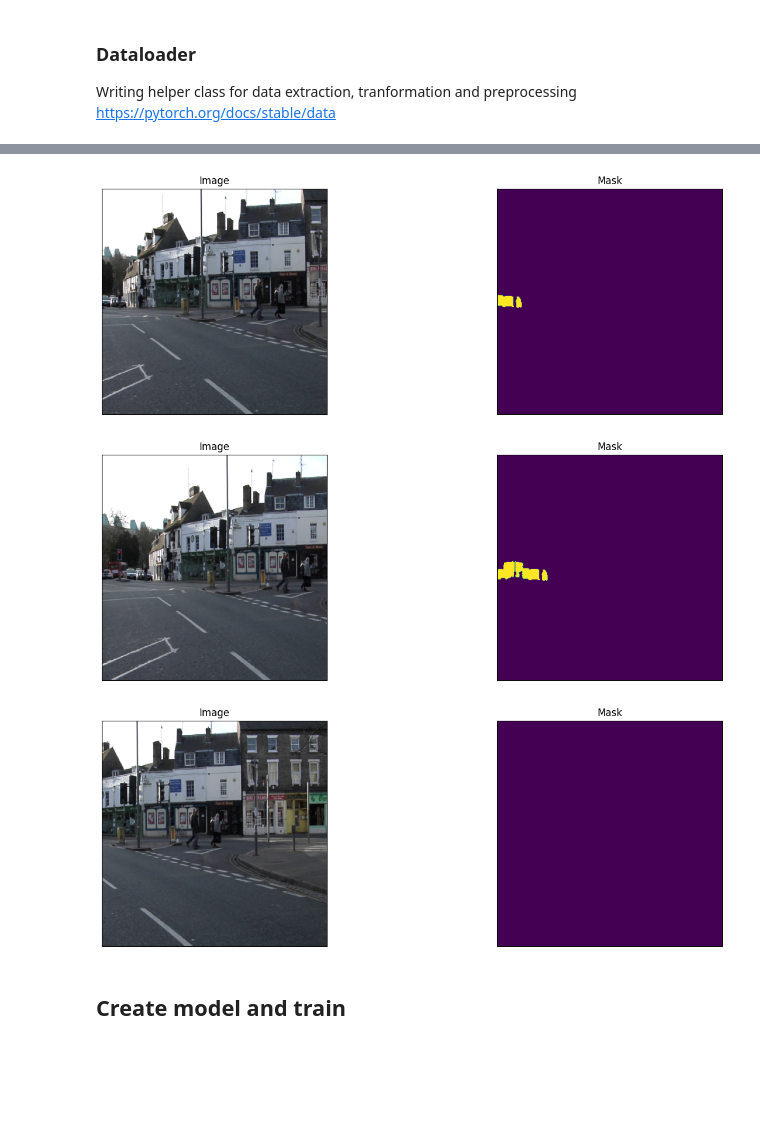
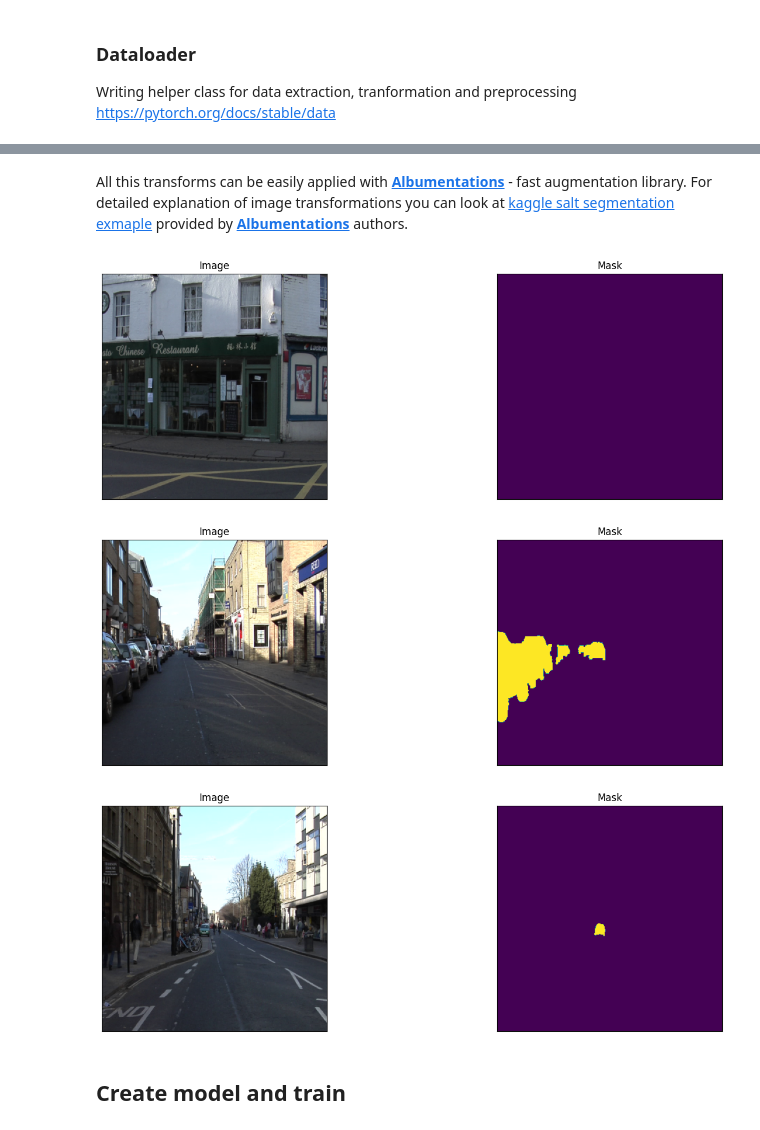
Before and after one commit to pm3512/10417-Final-Project, a Jupyter notebook: notebook.ipynb, the cells around one changed output, grey strips where cells are left out. Cells and saved outputs as stored; diff of their text form; code cells hidden in the pictures; blank space fills up the shorter version.

```diff
--- a/notebook.ipynb
+++ b/notebook.ipynb
@@ -258,8 +280,8 @@ class CutMixDataset(Dataset):
         self,
         images_dir,
         masks_dir,
-        lcut_alpha,
-        lcut_beta,
+        lcut_alpha=300,
+        lcut_beta=0,
         classes=None,
         augmentation=None,
         preprocessing=None,
@@ -273,7 +295,6 @@ class CutMixDataset(Dataset):
         self.images_fps_shuffled = [os.path.join(images_dir, image_id) for image_id in self.ids_shuffled]
         self.masks_fps_shuffled = [os.path.join(masks_dir, image_id) for image_id in self.ids_shuffled]
 
-    # Refer to official cutmix impl.: https://github.com/clovaai/CutMix-PyTorch/blob/2d8eb68faff7fe4962776ad51d175c3b01a25734/train.py#L234
     def cutmix(self, img1, mask1, img2, mask2):
         shape = img1.shape
         h, w, _ = shape
@@ -361,10 +379,0 @@ visualize(
-# %%
-# Lets look at data we have
-
-dataset = Dataset(x_train_dir, y_train_dir, classes=['car'])
-
-image, mask = dataset[4] # get some sample
-visualize(
-    image=image,
-    cars_mask=mask.squeeze(),
-)
@@ -396,3 +382,6 @@ import albumentations as albu
+# %% [markdown]
+All this transforms can be easily applied with [**Albumentations**](https://github.com/albu/albumentations/) - fast augmentation library.
+For detailed explanation of image transformations you can look at [kaggle salt segmentation exmaple](https://github.com/albu/albumentations/blob/master/notebooks/example_kaggle_salt.ipynb) provided by [**Albumentations**](https://github.com/albu/albumentations/) authors.
 # %%
 def get_training_augmentation():
     train_transform = [
@@ -433,20 +422,20 @@ def get_preprocessing(preprocessing_fn):
 # %%
 #### Visualize resulted augmented images and masks
 
 augmented_dataset = Dataset(
     x_train_dir,
     y_train_dir,
     augmentation=get_training_augmentation(),
     classes=['car'],
 )
 
 # same image with different random transforms
 for i in range(3):
-    image, mask = augmented_dataset[1]
+    image, mask = augmented_dataset[i]
     visualize(image=image, mask=mask.squeeze(-1))
 # %% [output]
-[figure, old version]
+[figure, new version]
-[figure, old version]
+[figure, new version]
-[figure, old version]
+[figure, new version]
 # %% [markdown]
 ## Create model and train
```
Also changed, not shown: parts of 41 cells of this notebook.
